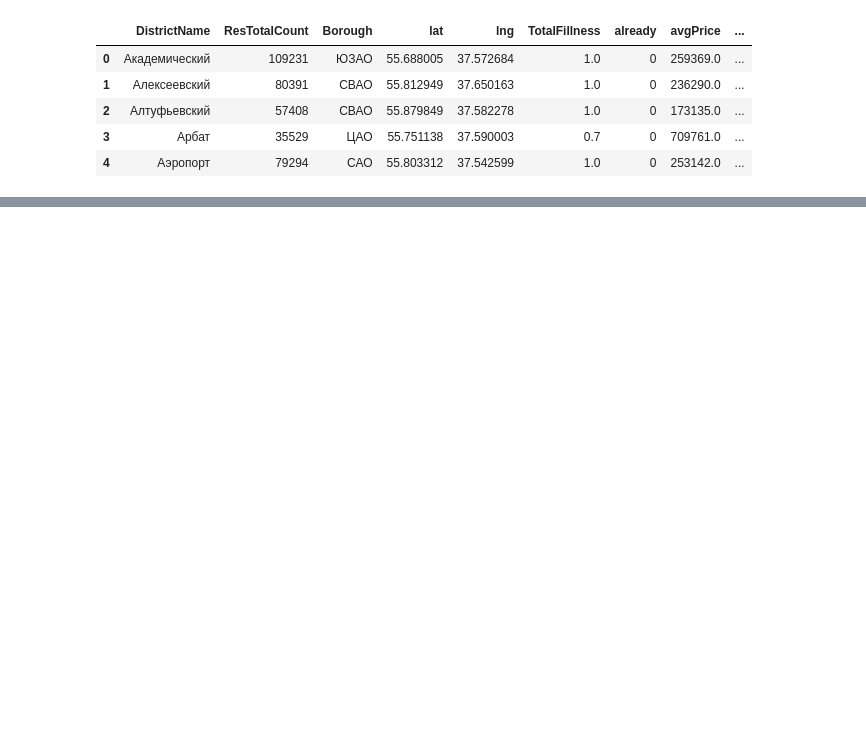
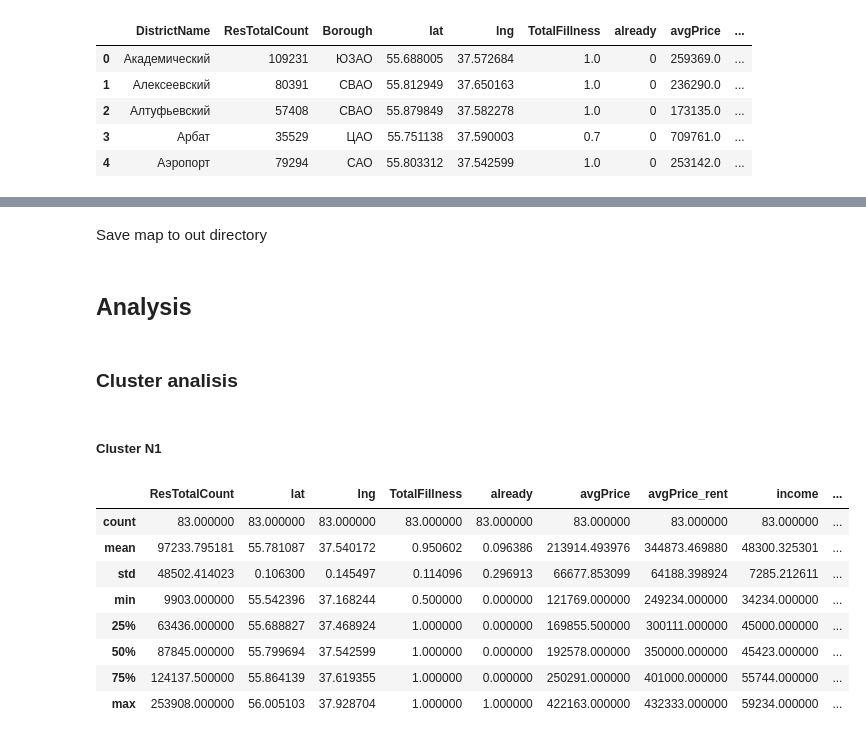
Before and after one commit to kujablik/Coursera_Capstone, a Jupyter notebook: FinalProject/notebook.ipynb, the cells around one changed output, grey strips where cells are left out. Cells and saved outputs as stored; diff of their text form; code cells hidden in the pictures; blank space fills up the shorter version.

```diff
--- a/FinalProject/notebook.ipynb
+++ b/FinalProject/notebook.ipynb
@@ -536,5 +472,25 @@ for lat, lon, poi, cluster in zip(final_data_df['lat'], final_data_df['lng'], fi
 map_clusters
 # %% [output]
 [interactive output not drawn]
+# %% [markdown]
+Save map to out directory
 # %%
 map_clusters.save("out/moscow_map_clusters.html")
+# %% [markdown]
+## Analysis <a name="analysis"></a>
+# %% [markdown]
+### Cluster analisis
+# %% [markdown]
+##### Cluster N1
+# %%
+final_data_df[final_data_df['cluster']==0].describe()
+# %% [output]
+|  | ResTotalCount | lat | lng | TotalFillness | already | avgPrice | avgPrice_rent | income | ... |
+| count | 83.000000 | 83.000000 | 83.000000 | 83.000000 | 83.000000 | 83.000000 | 83.000000 | 83.000000 | ... |
+| mean | 97233.795181 | 55.781087 | 37.540172 | 0.950602 | 0.096386 | 213914.493976 | 344873.469880 | 48300.325301 | ... |
+| std | 48502.414023 | 0.106300 | 0.145497 | 0.114096 | 0.296913 | 66677.853099 | 64188.398924 | 7285.212611 | ... |
+| min | 9903.000000 | 55.542396 | 37.168244 | 0.500000 | 0.000000 | 121769.000000 | 249234.000000 | 34234.000000 | ... |
+| 25% | 63436.000000 | 55.688827 | 37.468924 | 1.000000 | 0.000000 | 169855.500000 | 300111.000000 | 45000.000000 | ... |
+| 50% | 87845.000000 | 55.799694 | 37.542599 | 1.000000 | 0.000000 | 192578.000000 | 350000.000000 | 45423.000000 | ... |
+| 75% | 124137.500000 | 55.864139 | 37.619355 | 1.000000 | 0.000000 | 250291.000000 | 401000.000000 | 55744.000000 | ... |
+| max | 253908.000000 | 56.005103 | 37.928704 | 1.000000 | 1.000000 | 422163.000000 | 432333.000000 | 59234.000000 | ... |
```
Also changed, not shown: parts of 59 cells of this notebook, 3 other files.
